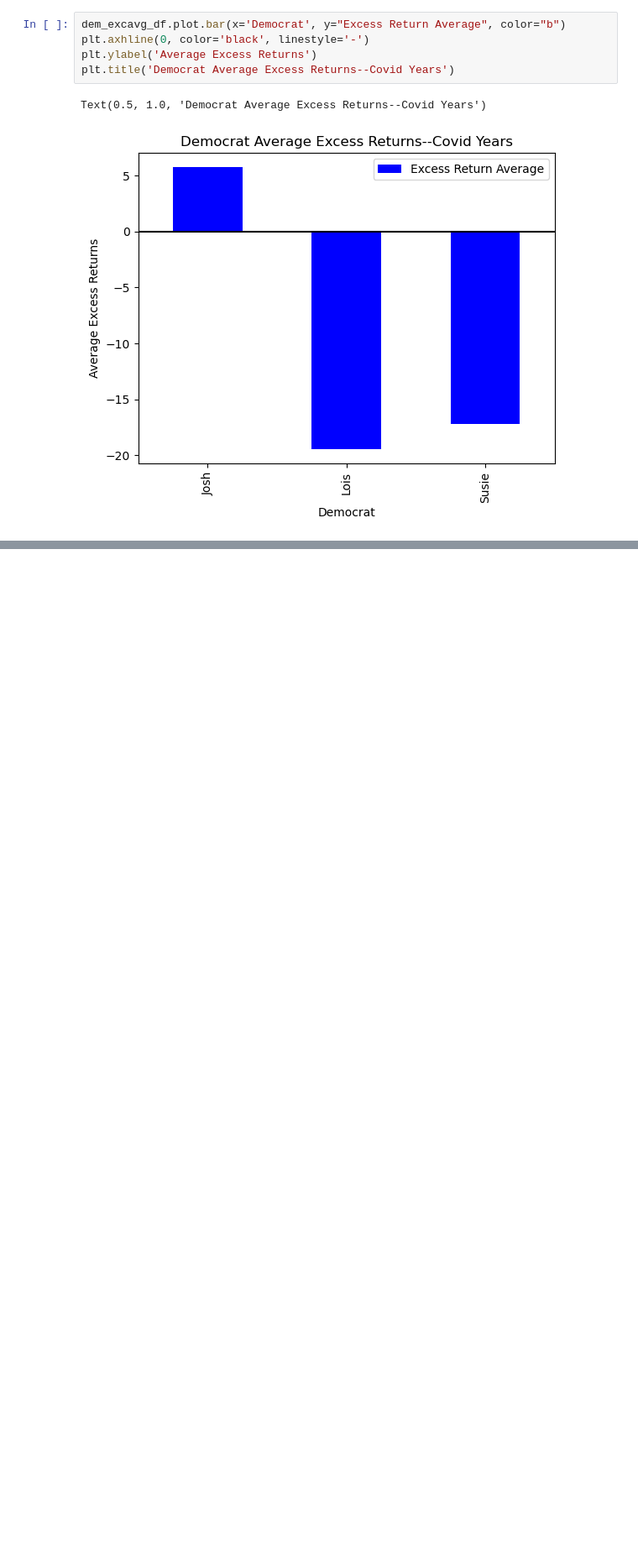
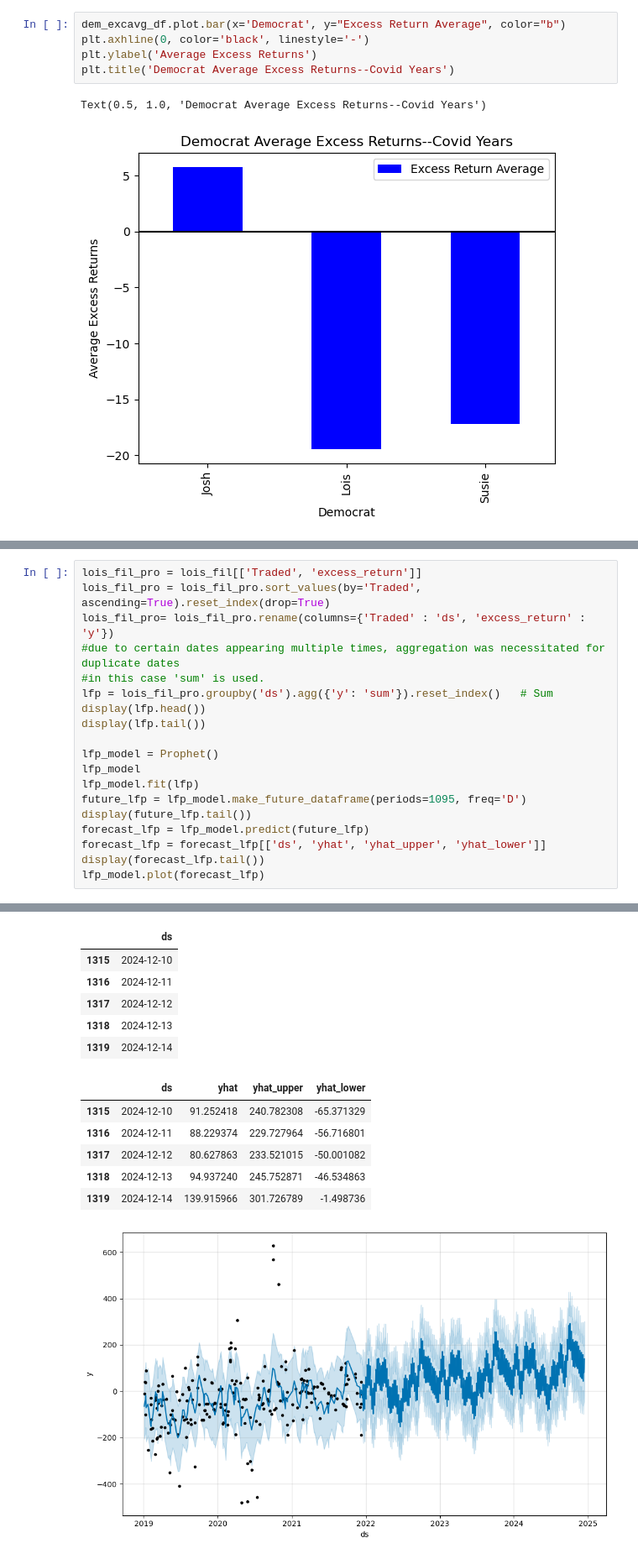
Before and after one commit to tsjohns9/ai-project-1, a Jupyter notebook: shayne.ipynb, the cells around one changed output, grey strips where cells are left out. Shown at 84% size. Cells and saved outputs as stored; diff of their text form; blank space fills up the shorter version.

```diff
--- a/shayne.ipynb
+++ b/shayne.ipynb
@@ -553,0 +679,20 @@ Text(0.5, 1.0, 'Democrat Average Excess Returns--Covid Years')
+# %%
+lois_fil_pro = lois_fil[['Traded', 'excess_return']]
+lois_fil_pro = lois_fil_pro.sort_values(by='Traded', ascending=True).reset_index(drop=True)
+lois_fil_pro= lois_fil_pro.rename(columns={'Traded' : 'ds', 'excess_return' : 'y'})
+#due to certain dates appearing multiple times, aggregation was necessitated for duplicate dates
+#in this case 'sum' is used.
+lfp = lois_fil_pro.groupby('ds').agg({'y': 'sum'}).reset_index()   # Sum
+display(lfp.head())
+display(lfp.tail())
+
+lfp_model = Prophet()
+lfp_model
+lfp_model.fit(lfp)
+future_lfp = lfp_model.make_future_dataframe(periods=1095, freq='D')
+display(future_lfp.tail())
+forecast_lfp = lfp_model.predict(future_lfp)
+forecast_lfp = forecast_lfp[['ds', 'yhat', 'yhat_upper', 'yhat_lower']]
+display(forecast_lfp.tail())
+lfp_model.plot(forecast_lfp)
+# %% [output]
@@ -553,0 +713,13 @@ Text(0.5, 1.0, 'Democrat Average Excess Returns--Covid Years')
+|  | ds |
+| 1315 | 2024-12-10 |
+| 1316 | 2024-12-11 |
+| 1317 | 2024-12-12 |
+| 1318 | 2024-12-13 |
+| 1319 | 2024-12-14 |
+|  | ds | yhat | yhat_upper | yhat_lower |
+| 1315 | 2024-12-10 | 91.252418 | 240.782308 | -65.371329 |
+| 1316 | 2024-12-11 | 88.229374 | 229.727964 | -56.716801 |
+| 1317 | 2024-12-12 | 80.627863 | 233.521015 | -50.001082 |
+| 1318 | 2024-12-13 | 94.937240 | 245.752871 | -46.534863 |
+| 1319 | 2024-12-14 | 139.915966 | 301.726789 | -1.498736 |
+[figure, added]
```
Also changed, not shown: parts of 7 cells of this notebook.
